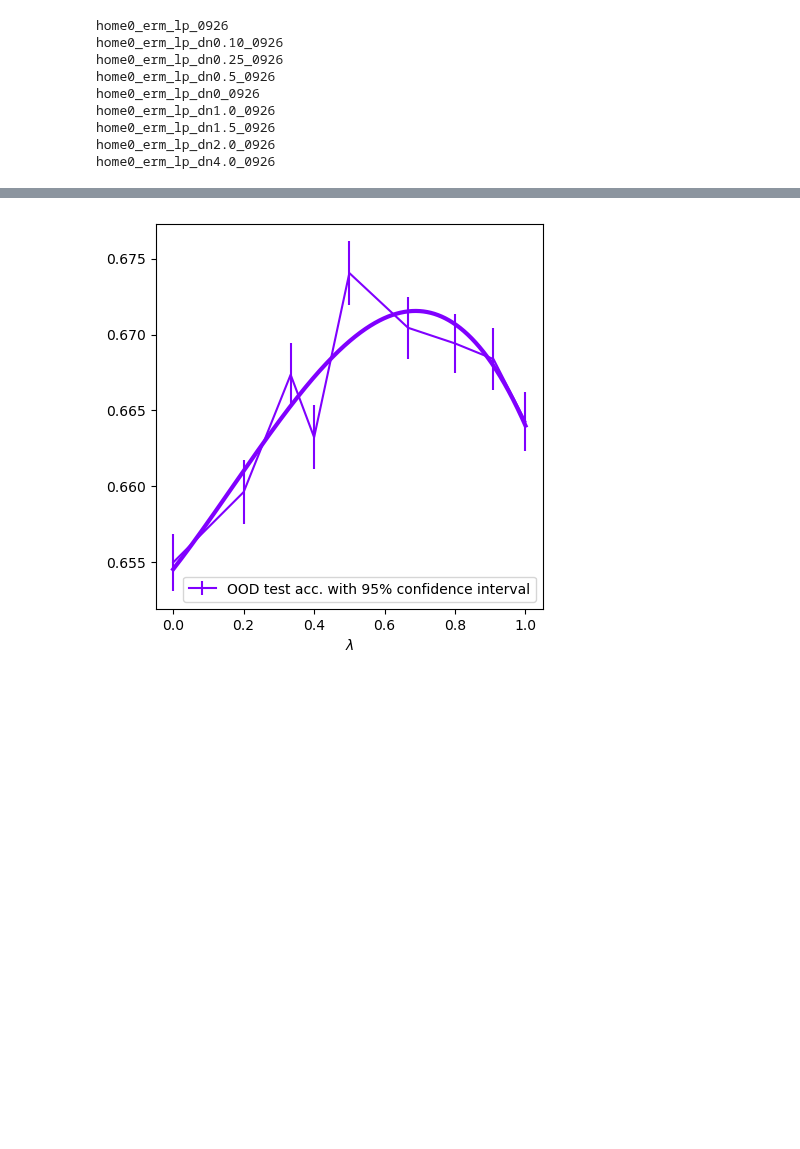
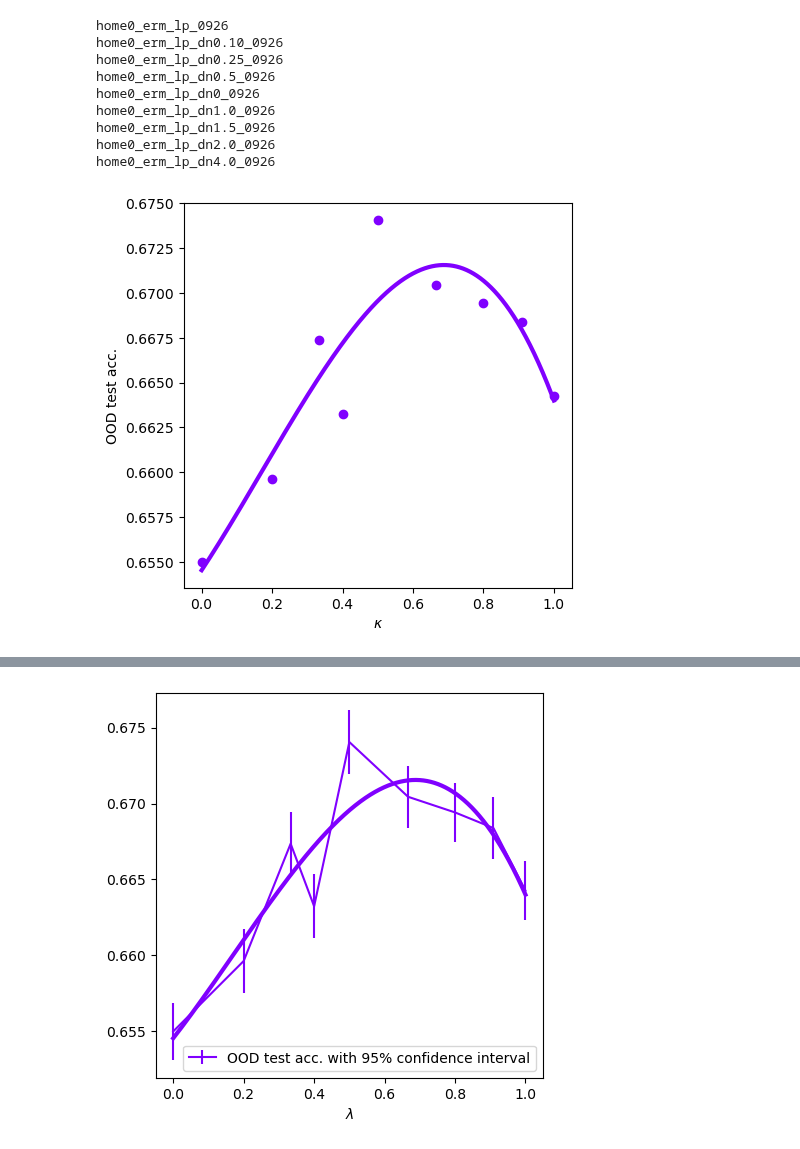
Before and after one commit to alexrame/domainbedv2, a Jupyter notebook: notebooks/recycling/plot_ood_iid.ipynb, the cells around one changed output, grey strips where cells are left out. Saved outputs shown, nothing was run; the diff lists cells and outputs as text; code cells hidden in the pictures; blank space fills up the shorter version.

```diff
--- a/notebooks/recycling/plot_ood_iid.ipynb
+++ b/notebooks/recycling/plot_ood_iid.ipynb
@@ -99,3 +101,17 @@ home0_erm_lp_dn1.0_0926
 home0_erm_lp_dn1.5_0926
 home0_erm_lp_dn2.0_0926
 home0_erm_lp_dn4.0_0926
+# %%
+fig = plot.plot_key(
+    [sorted(l_lambda_acc_home0, key=lambda x: x["lambda"])],
+    "lambda",
+    "test_acc",  #, "env0_out_acc+env1_out_acc+env3_out_acc/3"],
+    # keyerror="test_acc_conf",
+    order=3,
+    # title="Accuracy for various $\lambda$",
+    _dict_key_to_label={"test_acc": "OOD test acc.", "lambda": r"$\kappa$"},
+    loc="no"
+)
+plot.save_fig(fig, name="diwa/home0_intertrain_lambda_vs_oodacc.png")
+# %% [output]
+[figure, added]
```
Also changed, not shown: parts of 5 cells of this notebook, 22 other files.
